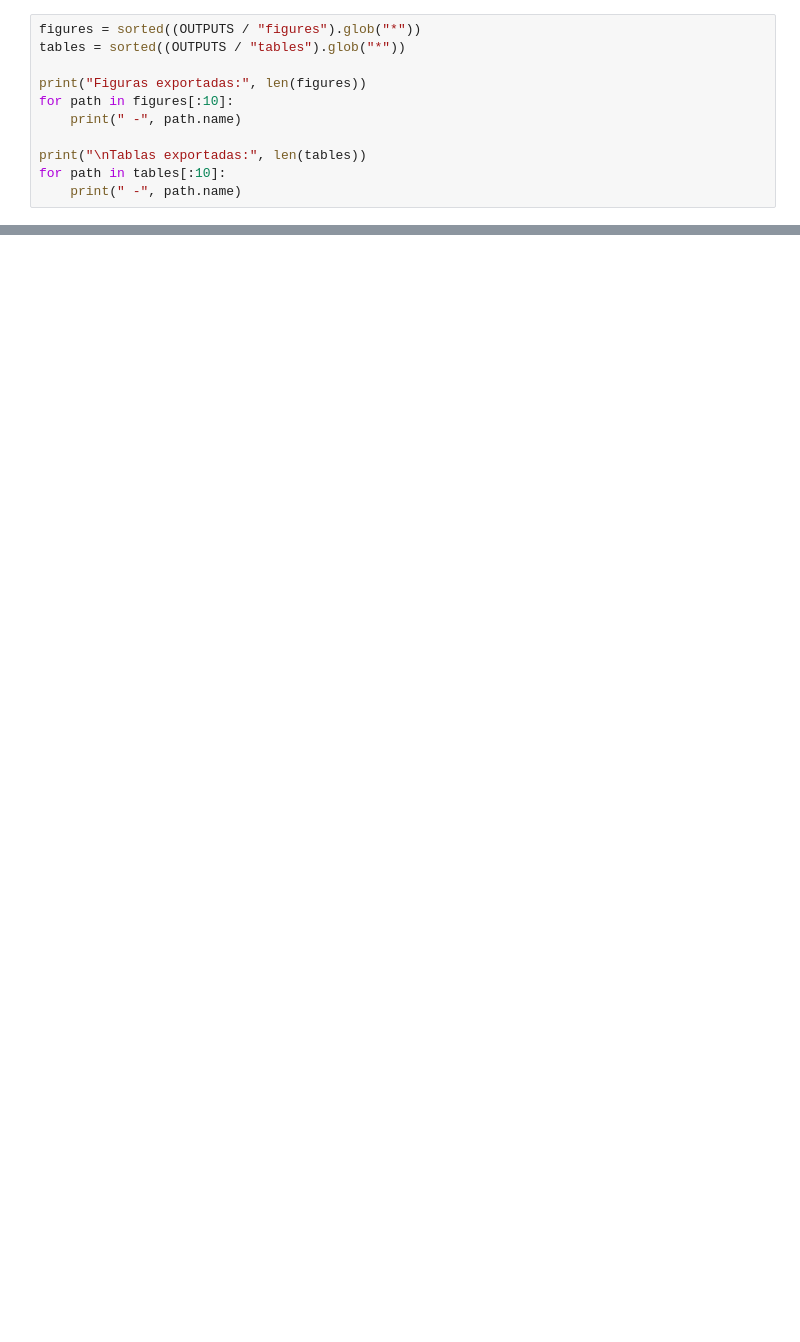
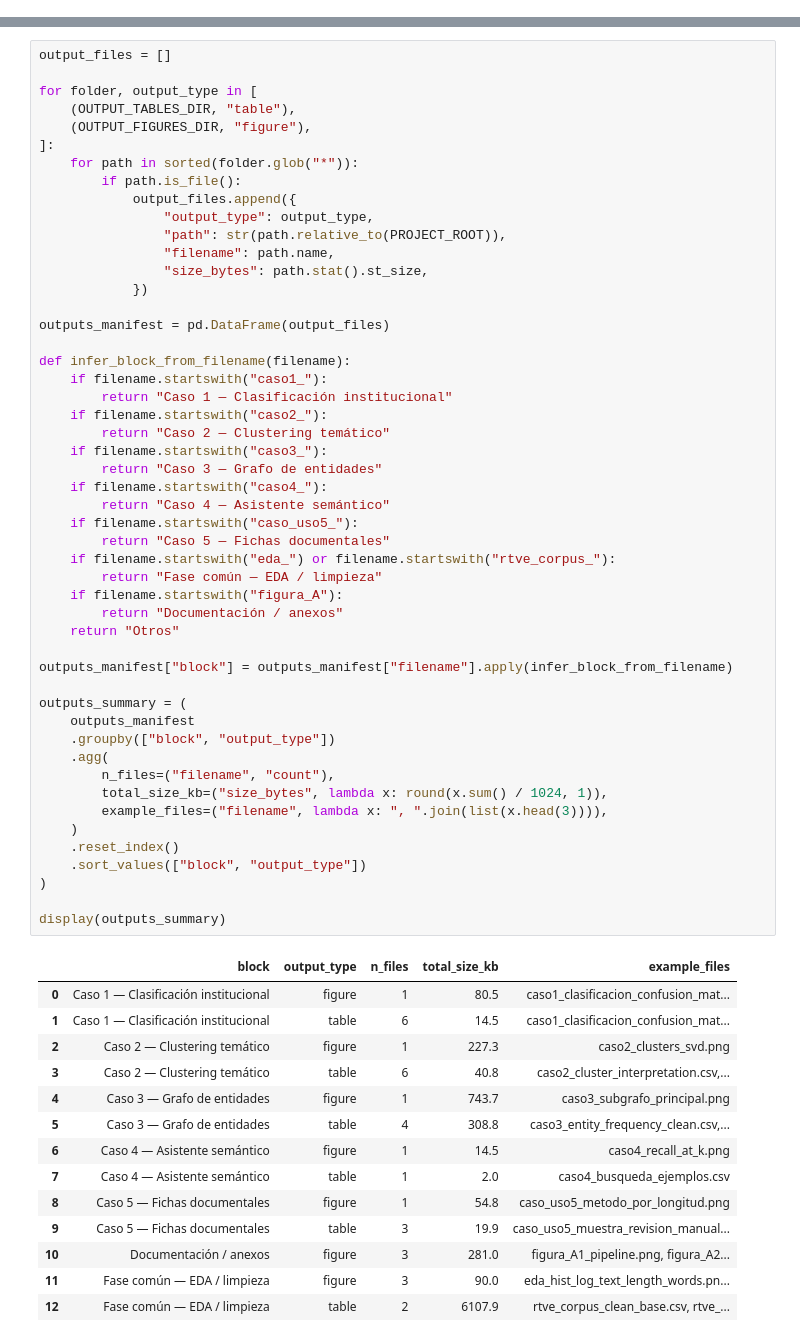
Before and after one commit to dieegordg/Proyecto-Machine-Learning-UNAV---Bayesianos-de-los-Ca-dos, a Jupyter notebook: notebooks/00_main_pipeline.ipynb, the cells around one changed output, grey strips where cells are left out. Drawn from its saved outputs; the diff is of its cells as text; blank space fills up the shorter version.

Commit message:
Reconstruye notebook principal de integración final

```diff
--- a/notebooks/00_main_pipeline.ipynb
+++ b/notebooks/00_main_pipeline.ipynb
@@ -76,11 +0,0 @@ La entrega parcial ya incluye outputs concretos de analisis exploratorio.
-# %%
-figures = sorted((OUTPUTS / "figures").glob("*"))
-tables = sorted((OUTPUTS / "tables").glob("*"))
-
-print("Figuras exportadas:", len(figures))
-for path in figures[:10]:
-    print(" -", path.name)
-
-print("\nTablas exportadas:", len(tables))
-for path in tables[:10]:
-    print(" -", path.name)
@@ -150,0 +751,65 @@ El proyecto ya dispone de un corpus trazable, validado y analizable. Eso permite
+# %%
+output_files = []
+
+for folder, output_type in [
+    (OUTPUT_TABLES_DIR, "table"),
+    (OUTPUT_FIGURES_DIR, "figure"),
+]:
+    for path in sorted(folder.glob("*")):
+        if path.is_file():
+            output_files.append({
+                "output_type": output_type,
+                "path": str(path.relative_to(PROJECT_ROOT)),
+                "filename": path.name,
+                "size_bytes": path.stat().st_size,
+            })
+
+outputs_manifest = pd.DataFrame(output_files)
+
+def infer_block_from_filename(filename):
+    if filename.startswith("caso1_"):
+        return "Caso 1 — Clasificación institucional"
+    if filename.startswith("caso2_"):
+        return "Caso 2 — Clustering temático"
+    if filename.startswith("caso3_"):
+        return "Caso 3 — Grafo de entidades"
+    if filename.startswith("caso4_"):
+        return "Caso 4 — Asistente semántico"
+    if filename.startswith("caso_uso5_"):
+        return "Caso 5 — Fichas documentales"
+    if filename.startswith("eda_") or filename.startswith("rtve_corpus_"):
+        return "Fase común — EDA / limpieza"
+    if filename.startswith("figura_A"):
+        return "Documentación / anexos"
+    return "Otros"
+
+outputs_manifest["block"] = outputs_manifest["filename"].apply(infer_block_from_filename)
+
+outputs_summary = (
+    outputs_manifest
+    .groupby(["block", "output_type"])
+    .agg(
+        n_files=("filename", "count"),
+        total_size_kb=("size_bytes", lambda x: round(x.sum() / 1024, 1)),
+        example_files=("filename", lambda x: ", ".join(list(x.head(3)))),
+    )
+    .reset_index()
+    .sort_values(["block", "output_type"])
+)
+
+display(outputs_summary)
+# %% [output]
+|  | block | output_type | n_files | total_size_kb | example_files |
+| 0 | Caso 1 — Clasificación institucional | figure | 1 | 80.5 | caso1_clasificacion_confusion_mat... |
+| 1 | Caso 1 — Clasificación institucional | table | 6 | 14.5 | caso1_clasificacion_confusion_mat... |
+| 2 | Caso 2 — Clustering temático | figure | 1 | 227.3 | caso2_clusters_svd.png |
+| 3 | Caso 2 — Clustering temático | table | 6 | 40.8 | caso2_cluster_interpretation.csv,... |
+| 4 | Caso 3 — Grafo de entidades | figure | 1 | 743.7 | caso3_subgrafo_principal.png |
+| 5 | Caso 3 — Grafo de entidades | table | 4 | 308.8 | caso3_entity_frequency_clean.csv,... |
+| 6 | Caso 4 — Asistente semántico | figure | 1 | 14.5 | caso4_recall_at_k.png |
+| 7 | Caso 4 — Asistente semántico | table | 1 | 2.0 | caso4_busqueda_ejemplos.csv |
+| 8 | Caso 5 — Fichas documentales | figure | 1 | 54.8 | caso_uso5_metodo_por_longitud.png |
+| 9 | Caso 5 — Fichas documentales | table | 3 | 19.9 | caso_uso5_muestra_revision_manual... |
+| 10 | Documentación / anexos | figure | 3 | 281.0 | figura_A1_pipeline.png, figura_A2... |
+| 11 | Fase común — EDA / limpieza | figure | 3 | 90.0 | eda_hist_log_text_length_words.pn... |
+| 12 | Fase común — EDA / limpieza | table | 2 | 6107.9 | rtve_corpus_clean_base.csv, rtve_... |
```
Also changed, not shown: parts of 53 cells of this notebook.
